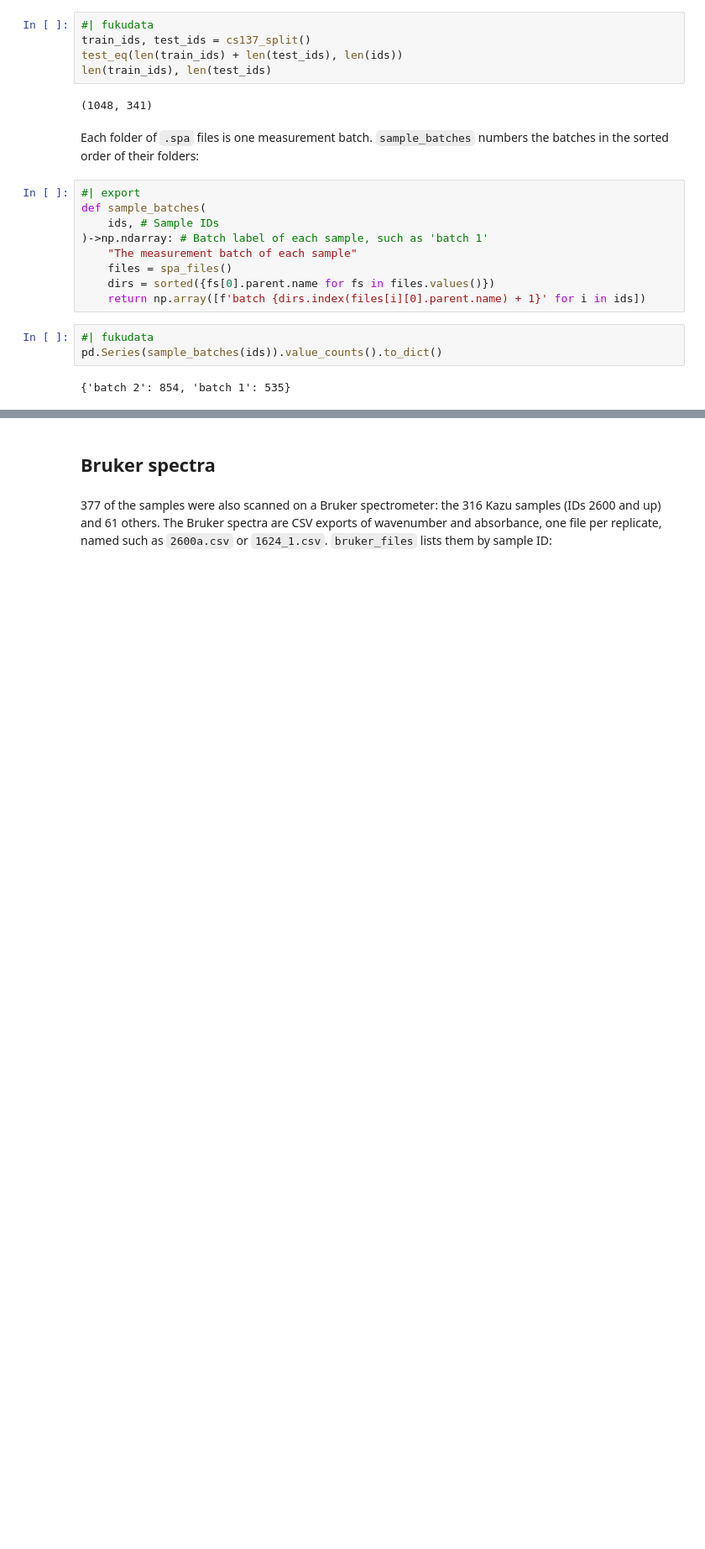
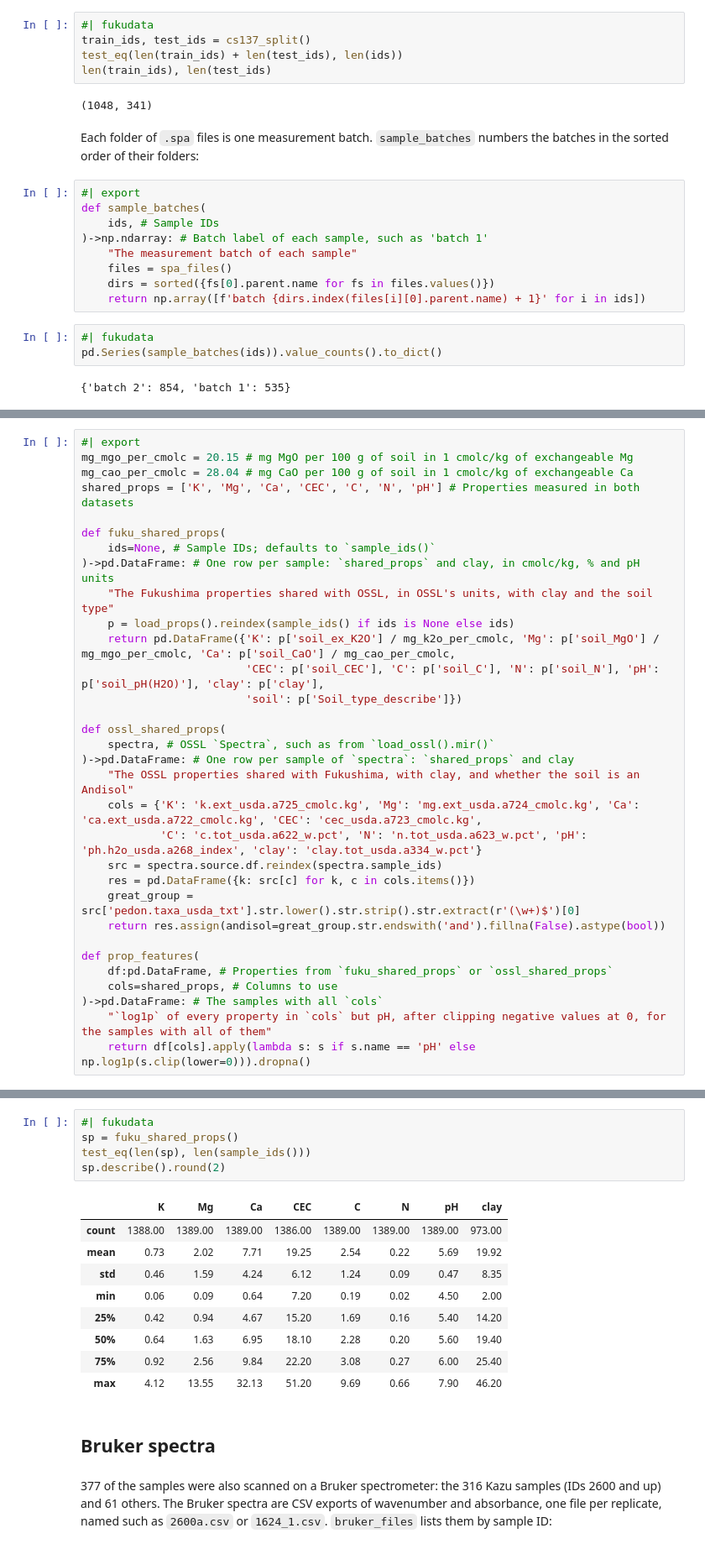
Before and after one commit to franckalbinet/ossl-fuku-transfer, a Jupyter notebook: nbs/00_data.ipynb, the cells around one changed output, grey strips where cells are left out. Shown at 84% size. Cells and saved outputs as stored; diff of their text form; blank space fills up the shorter version.

```diff
--- a/nbs/00_data.ipynb
+++ b/nbs/00_data.ipynb
@@ -157,0 +164,32 @@ pd.Series(sample_batches(ids)).value_counts().to_dict()
+# %%
+#| export
+mg_mgo_per_cmolc = 20.15 # mg MgO per 100 g of soil in 1 cmolc/kg of exchangeable Mg
+mg_cao_per_cmolc = 28.04 # mg CaO per 100 g of soil in 1 cmolc/kg of exchangeable Ca
+shared_props = ['K', 'Mg', 'Ca', 'CEC', 'C', 'N', 'pH'] # Properties measured in both datasets
+
+def fuku_shared_props(
+    ids=None, # Sample IDs; defaults to `sample_ids()`
+)->pd.DataFrame: # One row per sample: `shared_props` and clay, in cmolc/kg, % and pH units
+    "The Fukushima properties shared with OSSL, in OSSL's units, with clay and the soil type"
+    p = load_props().reindex(sample_ids() if ids is None else ids)
+    return pd.DataFrame({'K': p['soil_ex_K2O'] / mg_k2o_per_cmolc, 'Mg': p['soil_MgO'] / mg_mgo_per_cmolc, 'Ca': p['soil_CaO'] / mg_cao_per_cmolc,
+                         'CEC': p['soil_CEC'], 'C': p['soil_C'], 'N': p['soil_N'], 'pH': p['soil_pH(H2O)'], 'clay': p['clay'],
+                         'soil': p['Soil_type_describe']})
+
+def ossl_shared_props(
+    spectra, # OSSL `Spectra`, such as from `load_ossl().mir()`
+)->pd.DataFrame: # One row per sample of `spectra`: `shared_props` and clay
+    "The OSSL properties shared with Fukushima, with clay, and whether the soil is an Andisol"
+    cols = {'K': 'k.ext_usda.a725_cmolc.kg', 'Mg': 'mg.ext_usda.a724_cmolc.kg', 'Ca': 'ca.ext_usda.a722_cmolc.kg', 'CEC': 'cec_usda.a723_cmolc.kg',
+            'C': 'c.tot_usda.a622_w.pct', 'N': 'n.tot_usda.a623_w.pct', 'pH': 'ph.h2o_usda.a268_index', 'clay': 'clay.tot_usda.a334_w.pct'}
+    src = spectra.source.df.reindex(spectra.sample_ids)
+    res = pd.DataFrame({k: src[c] for k, c in cols.items()})
+    great_group = src['pedon.taxa_usda_txt'].str.lower().str.strip().str.extract(r'(\w+)$')[0]
+    return res.assign(andisol=great_group.str.endswith('and').fillna(False).astype(bool))
+
+def prop_features(
+    df:pd.DataFrame, # Properties from `fuku_shared_props` or `ossl_shared_props`
+    cols=shared_props, # Columns to use
+)->pd.DataFrame: # The samples with all `cols`
+    "`log1p` of every property in `cols` but pH, after clipping negative values at 0, for the samples with all of them"
+    return df[cols].apply(lambda s: s if s.name == 'pH' else np.log1p(s.clip(lower=0))).dropna()
@@ -158,3 +202,18 @@ pd.Series(sample_batches(ids)).value_counts().to_dict()
+# %%
+#| fukudata
+sp = fuku_shared_props()
+test_eq(len(sp), len(sample_ids()))
+sp.describe().round(2)
+# %% [output]
+|  | K | Mg | Ca | CEC | C | N | pH | clay |
+| count | 1388.00 | 1389.00 | 1389.00 | 1386.00 | 1389.00 | 1389.00 | 1389.00 | 973.00 |
+| mean | 0.73 | 2.02 | 7.71 | 19.25 | 2.54 | 0.22 | 5.69 | 19.92 |
+| std | 0.46 | 1.59 | 4.24 | 6.12 | 1.24 | 0.09 | 0.47 | 8.35 |
+| min | 0.06 | 0.09 | 0.64 | 7.20 | 0.19 | 0.02 | 4.50 | 2.00 |
+| 25% | 0.42 | 0.94 | 4.67 | 15.20 | 1.69 | 0.16 | 5.40 | 14.20 |
+| 50% | 0.64 | 1.63 | 6.95 | 18.10 | 2.28 | 0.20 | 5.60 | 19.40 |
+| 75% | 0.92 | 2.56 | 9.84 | 22.20 | 3.08 | 0.27 | 6.00 | 25.40 |
+| max | 4.12 | 13.55 | 32.13 | 51.20 | 9.69 | 0.66 | 7.90 | 46.20 |
 # %% [markdown]
 ## Bruker spectra
 # %% [markdown]
```
Also changed, not shown: parts of 3 cells of this notebook, 7 other files.
